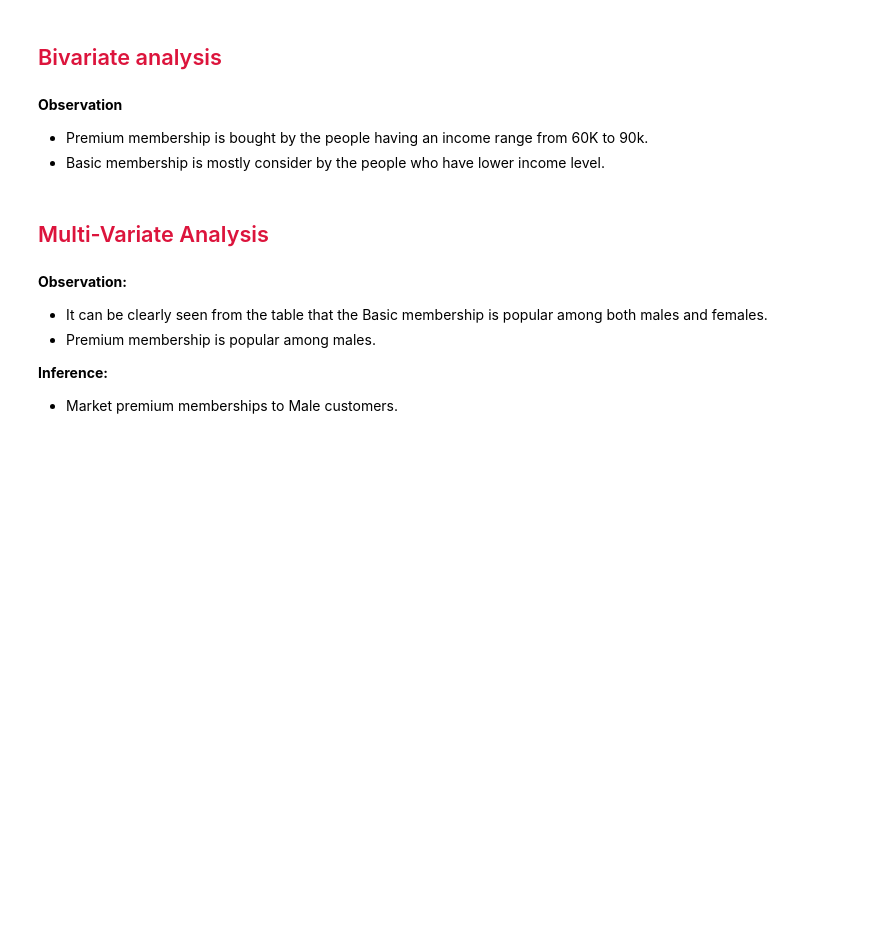
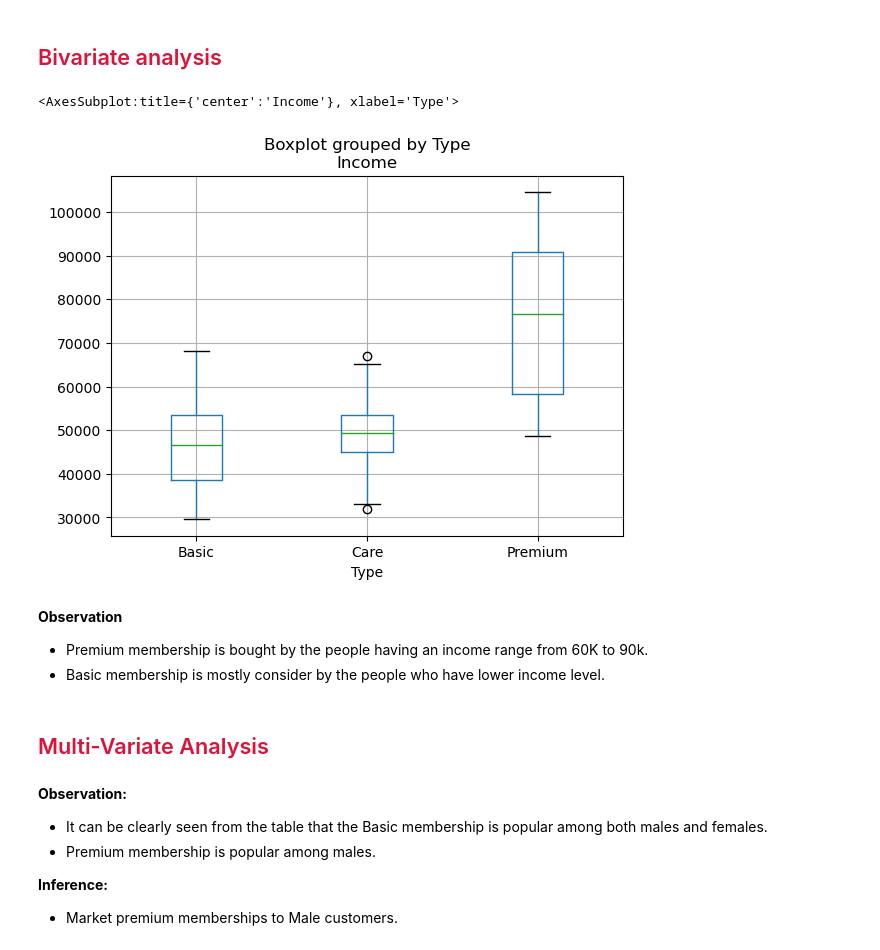
Before and after one commit to vinigonz1993/jupyterGoodLifeAnalysis, a Jupyter notebook: Goodlife_Fitness.ipynb, the cells around one changed output. Drawn from its saved outputs; the diff is of its cells as text; code cells hidden in the pictures; blank space fills up the shorter version.

Commit message:
Boxplot grouped by Type

```diff
--- a/Goodlife_Fitness.ipynb
+++ b/Goodlife_Fitness.ipynb
@@ -72,6 +117,10 @@ data.head()
 ## <span style="color:crimson">Bivariate analysis</span>
 # %%
 # plot a boxplot of income vs membership type
+data.boxplot(by='Type', column='Income')
+# %% [output]
+<AxesSubplot:title={'center':'Income'}, xlabel='Type'>
+[figure, added]
 # %% [markdown]
 **Observation**
 - Premium membership is bought by the people having an income range from 60K to 90k.
```
Also changed, not shown: parts of 5 cells of this notebook.
